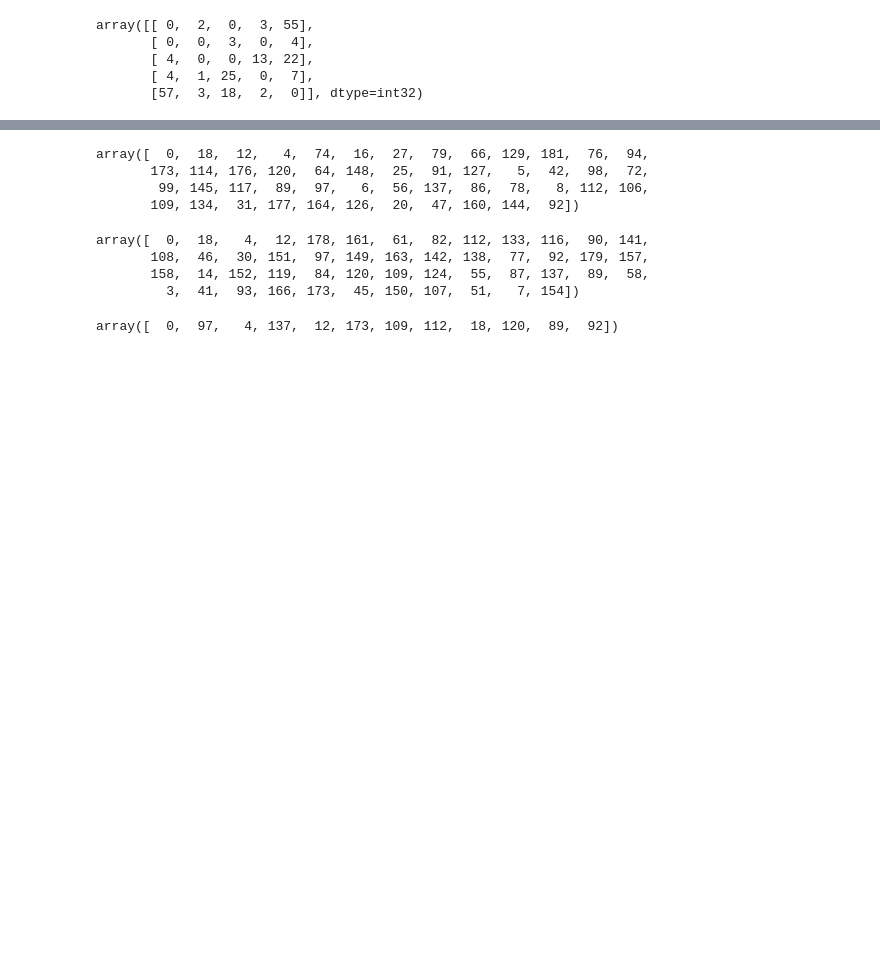
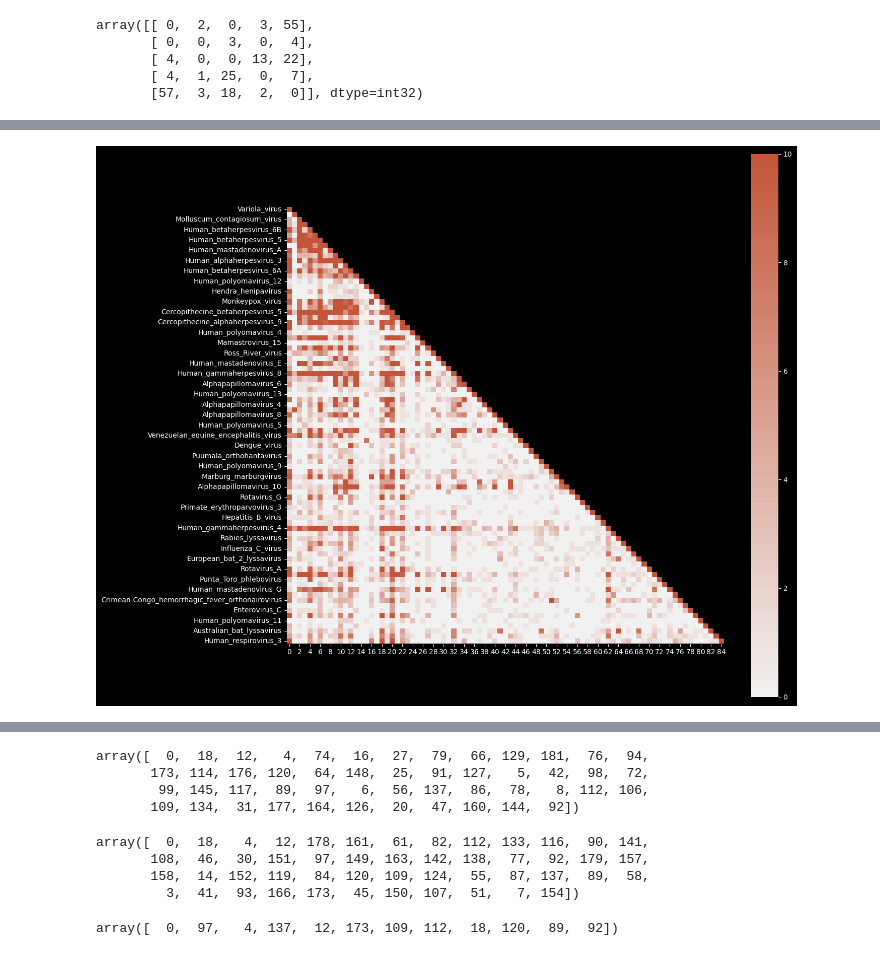
Before and after one commit to vtecftwy/metagentools, a Jupyter notebook: nbs/cnn_virus/ref_2.2_infer_w_orig_data_and_analysis.ipynb, the cells around one changed output, grey strips where cells are left out. Saved outputs shown, nothing was run; the diff lists cells and outputs as text; code cells hidden in the pictures; blank space fills up the shorter version.

```diff
--- a/nbs/cnn_virus/ref_2.2_infer_w_orig_data_and_analysis.ipynb
+++ b/nbs/cnn_virus/ref_2.2_infer_w_orig_data_and_analysis.ipynb
@@ -338,0 +391,6 @@ sns.heatmap(confmat[:100,:100], center=0, vmax=10, cmap=cmap, square=True, ax=ax
+# %%
+fig, ax = plt.subplots(1, 1, figsize=(14,14))
+max_idx = 85
+sns.heatmap(confmat_df.iloc[:max_idx,:max_idx], center=0, vmax=10, cmap=cmap, square=True, ax=ax, mask=mask[:max_idx,:max_idx]);
+# %% [output]
+[figure, added]
```
Also changed, not shown: parts of 43 cells of this notebook, 12 other files.
